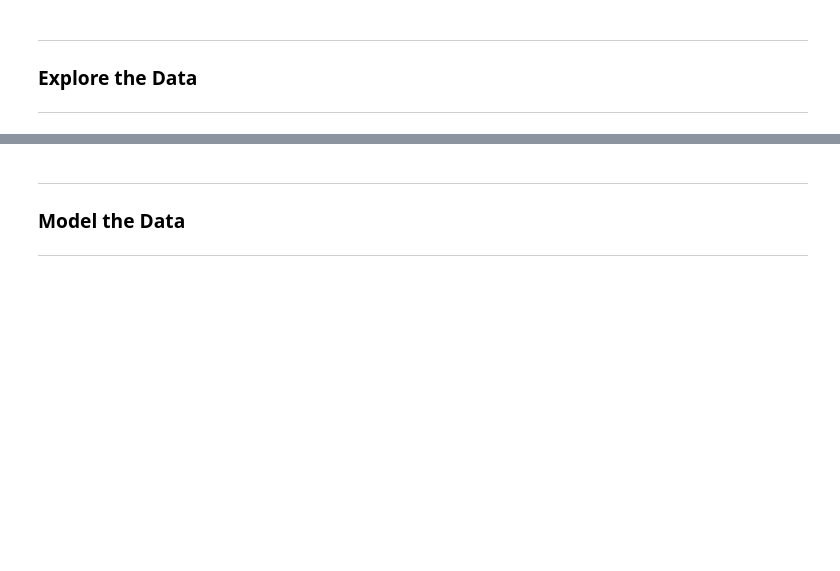
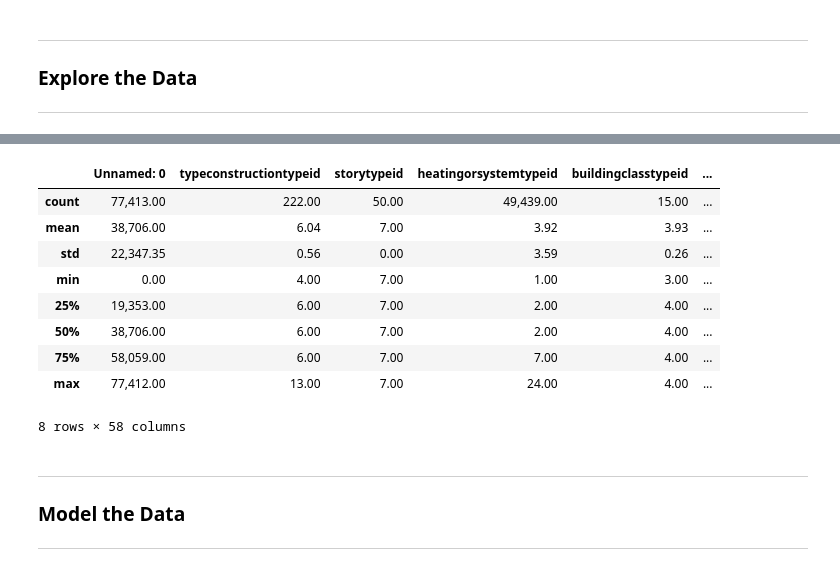
Before and after one commit to davidb-and-john/clustering-project, a Jupyter notebook: Final_Cluster_Notebook_John-David.ipynb, the cells around one changed output, grey strips where cells are left out. Drawn from its saved outputs; the diff is of its cells as text; code cells hidden in the pictures; blank space fills up the shorter version.

```diff
--- a/Final_Cluster_Notebook_John-David.ipynb
+++ b/Final_Cluster_Notebook_John-David.ipynb
@@ -186,3 +248,16 @@ dtype: int64
+# %%
+df.describe()
+# %% [output]
+|  | Unnamed: 0 | typeconstructiontypeid | storytypeid | heatingorsystemtypeid | buildingclasstypeid | ... |
+| count | 77,413.00 | 222.00 | 50.00 | 49,439.00 | 15.00 | ... |
+| mean | 38,706.00 | 6.04 | 7.00 | 3.92 | 3.93 | ... |
+| std | 22,347.35 | 0.56 | 0.00 | 3.59 | 0.26 | ... |
+| min | 0.00 | 4.00 | 7.00 | 1.00 | 3.00 | ... |
+| 25% | 19,353.00 | 6.00 | 7.00 | 2.00 | 4.00 | ... |
+| 50% | 38,706.00 | 6.00 | 7.00 | 2.00 | 4.00 | ... |
+| 75% | 58,059.00 | 6.00 | 7.00 | 7.00 | 4.00 | ... |
+| max | 77,412.00 | 13.00 | 7.00 | 24.00 | 4.00 | ... |
+8 rows × 58 columns
 # %% [markdown]
 -----
 
```
Also changed, not shown: parts of 4 cells of this notebook, 2 other files.
